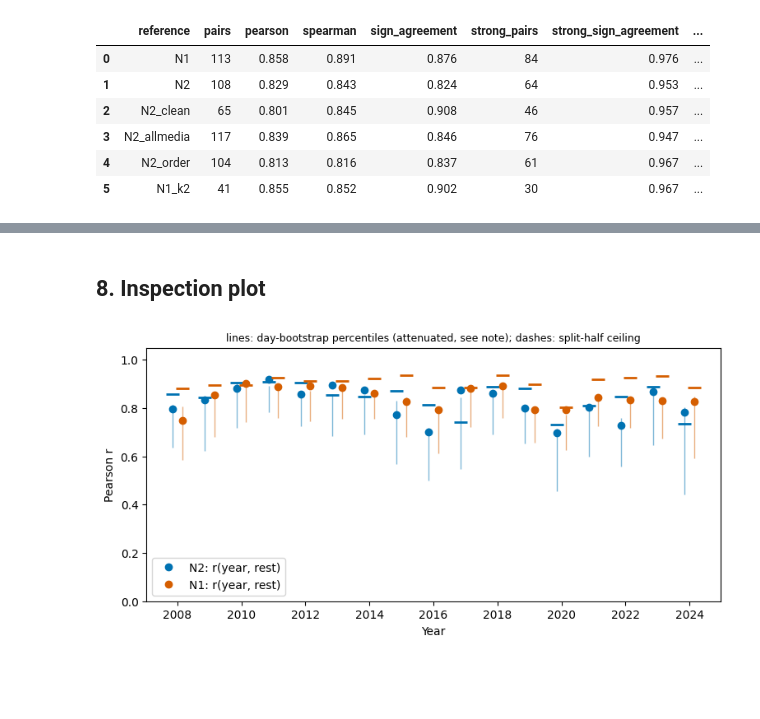
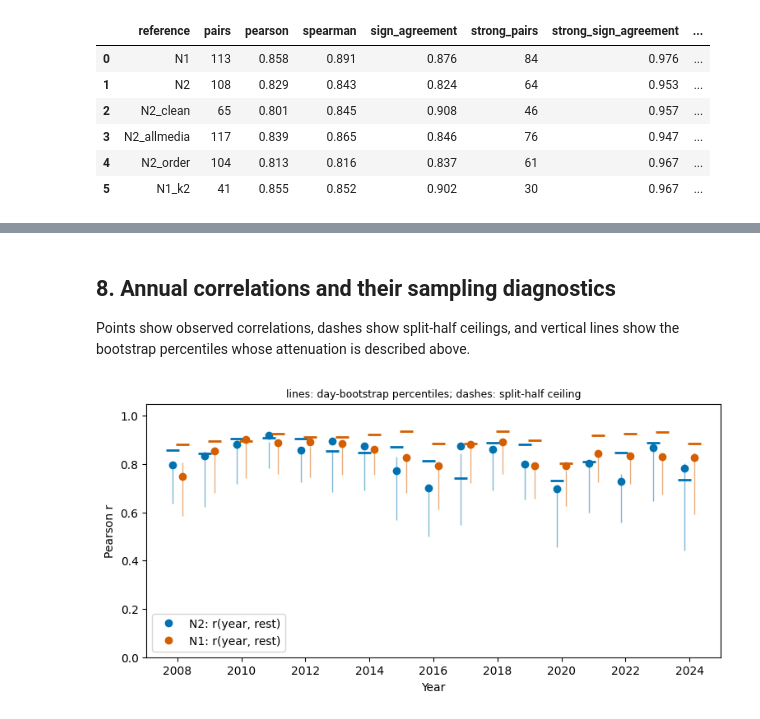
Before and after one commit to crcandia/protest-tactics-chile, a Jupyter notebook: notebooks/04_annual_stability.ipynb, the cells around one changed output, grey strips where cells are left out. Drawn from its saved outputs; the diff is of its cells as text; code cells hidden in the pictures; blank space fills up the shorter version.

```diff
--- a/notebooks/04_annual_stability.ipynb
+++ b/notebooks/04_annual_stability.ipynb
@@ -463,15 +557,17 @@ The pilot compared 2008–2018 with 2021–2024. Its published Pearson correlati
 # %%
-PILOT = {"N1": 0.857, "N2": 0.826, "N2_clean": 0.801, "N2_allmedia": 0.840, "N2_order": 0.811}
 rows = []
 for name, d in data.items():
-    a_idx = YEARS <= 2018; b_idx = YEARS >= 2021
-    Oa, Ea = d["Oy"][a_idx].sum(0), d["Ey"][a_idx].sum(0); Ob, Eb = d["Oy"][b_idx].sum(0), d["Ey"][b_idx].sum(0)
-    sda = d["counts"][:, a_idx, :].sum(1).std(0, ddof=1); sdb = d["counts"][:, b_idx, :].sum(1).std(0, ddof=1)
-    m = elig_pilot & (Ea >= 5) & (Eb >= 5) & (sda > 0) & (sdb > 0)
+    a_idx = YEARS <= 2018
+    b_idx = YEARS >= 2021
+    Oa, Ea = d["Oy"][a_idx].sum(0), d["Ey"][a_idx].sum(0)
+    Ob, Eb = d["Oy"][b_idx].sum(0), d["Ey"][b_idx].sum(0)
+    sda = d["counts"][:, a_idx, :].sum(1).std(0, ddof=1)
+    sdb = d["counts"][:, b_idx, :].sum(1).std(0, ddof=1)
+    m = elig_early & (Ea >= 5) & (Eb >= 5) & (sda > 0) & (sdb > 0)
     ta, tb = lr(Oa, Ea), lr(Ob, Eb)
-    rows.append({"reference": name, **compare(ta, tb, m, ta), "pilot_published_pearson": PILOT.get(name, np.nan)})
-pilot_rep = display_and_save_table(pd.DataFrame(rows), "pilot_windows_reproduced")
-pilot_rep.round(3)
+    rows.append({"reference": name, **compare(ta, tb, m, ta)})
+period_rep = display_and_save_table(pd.DataFrame(rows), "period_comparison")
+period_rep.round(3)
 # %% [output]
 |  | reference | pairs | pearson | spearman | sign_agreement | strong_pairs | strong_sign_agreement | ... |
 | 0 | N1 | 113 | 0.857756 | 0.891144 | 0.876106 | 84 | 0.976190 | ... |
@@ -667,14 +878,19 @@ perm.round(3)
 # %% [markdown]
-## 8. Inspection plot
+## 8. Annual correlations and their sampling diagnostics
+
+Points show observed correlations, dashes show split-half ceilings, and vertical lines show the bootstrap percentiles whose attenuation is described above.
 # %%
 fig, ax = plt.subplots(figsize=(9, 4))
-for name, c, off in [("N2", "#0072B2", -.15), ("N1", "#D55E00", .15)]:
+for name, c, off in [("N2", "#0072B2", -0.15), ("N1", "#D55E00", 0.15)]:
     z = calib[calib.reference == name]
-    ax.vlines(z.year + off, z.pearson_boot_lo, z.pearson_boot_hi, color=c, lw=1, alpha=.5)
+    ax.vlines(z.year + off, z.pearson_boot_lo, z.pearson_boot_hi, color=c, lw=1, alpha=0.5)
     ax.plot(z.year + off, z.pearson, "o", color=c, label=f"{name}: r(year, rest)")
     ax.plot(z.year + off, z.ceiling, "_", ms=12, color=c, mew=2)
-ax.set_ylim(0, 1.05); ax.set_ylabel("Pearson r"); ax.set_xlabel("Year"); ax.legend(loc="lower left")
-ax.set_title("lines: day-bootstrap percentiles (attenuated, see note); dashes: split-half ceiling", fontsize=9)
+ax.set_ylim(0, 1.05)
+ax.set_ylabel("Pearson r")
+ax.set_xlabel("Year")
+ax.legend(loc="lower left")
+ax.set_title("lines: day-bootstrap percentiles; dashes: split-half ceiling", fontsize=9)
 display_figure(fig, "calibrated_annual_stability")
 # %% [output]
-[figure, old version]
+[figure, new version]
```
Also changed, not shown: parts of 16 cells of this notebook, 14 other files.
